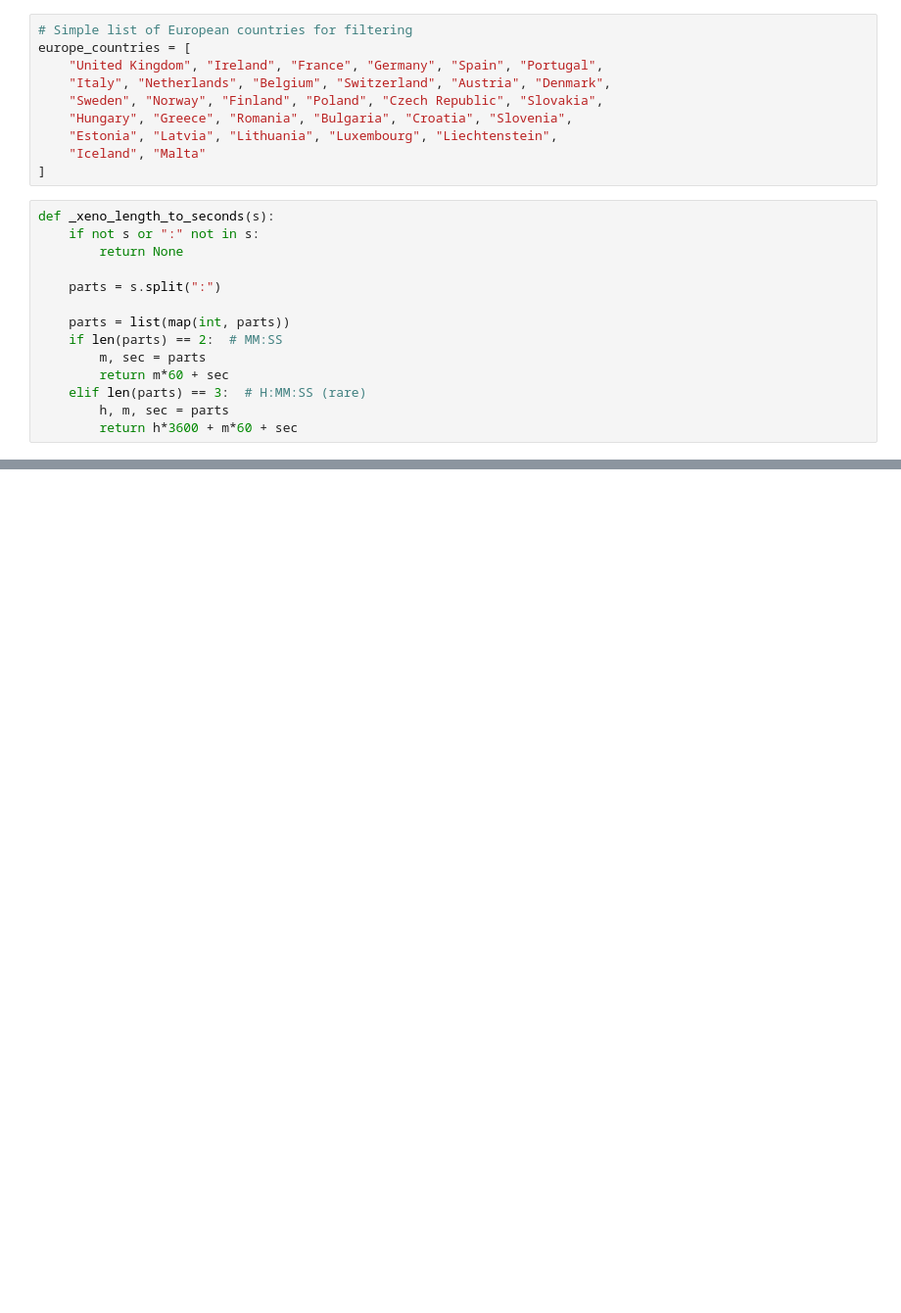
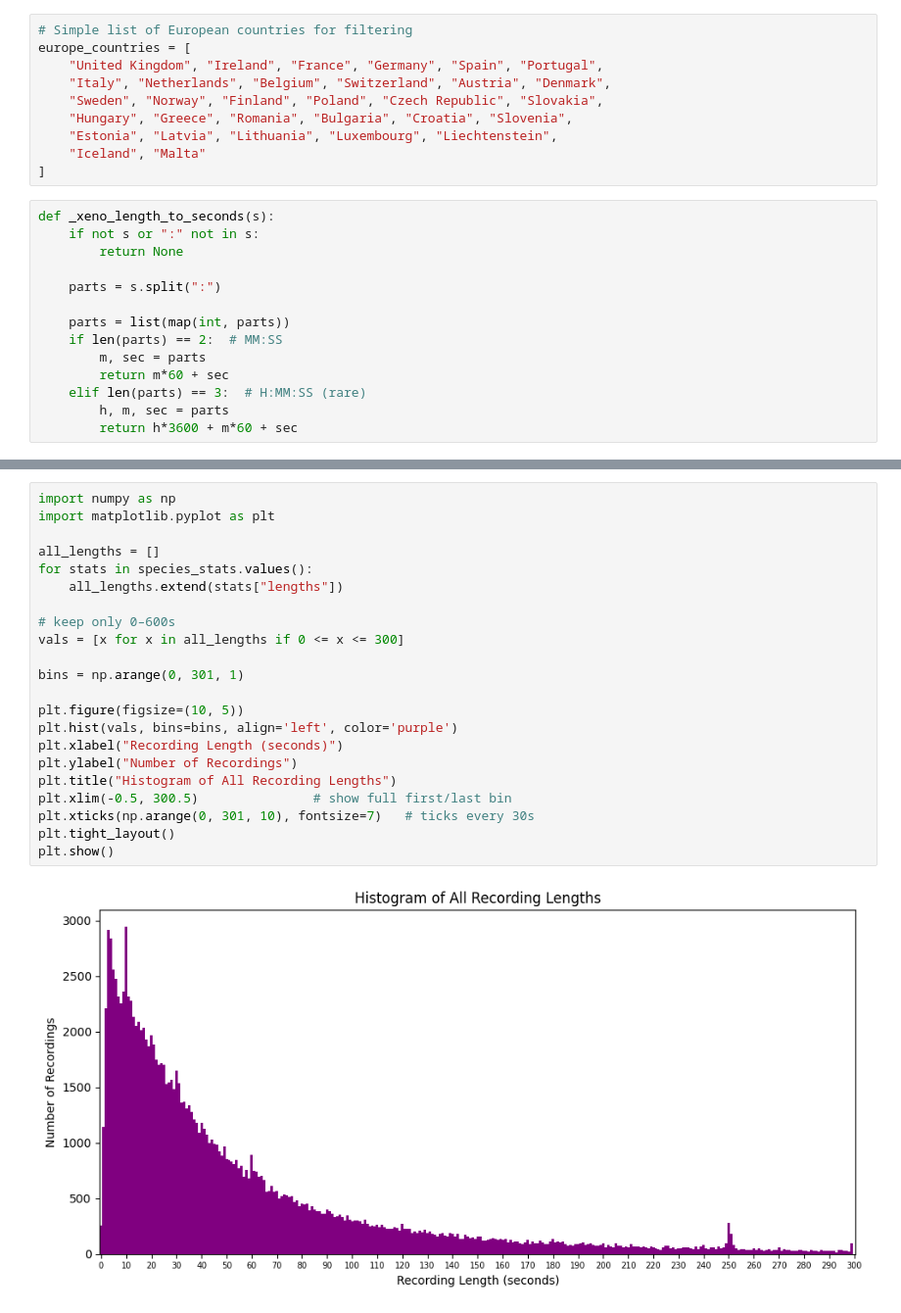
Before and after one commit to justyna-przy/FYP, a Jupyter notebook: data/raw/exploration.ipynb, the cells around one changed output, grey strips where cells are left out. Shown at 98% size. Cells and saved outputs as stored; diff of their text form; blank space fills up the shorter version.

```diff
--- a/data/raw/exploration.ipynb
+++ b/data/raw/exploration.ipynb
@@ -170,0 +201,24 @@ Lengths: ['0:25', '3:46', '2:12', '2:27', '3:09', '0:46', '0:31', '3:09', '7:54'
+# %%
+import numpy as np
+import matplotlib.pyplot as plt
+
+all_lengths = []
+for stats in species_stats.values():
+    all_lengths.extend(stats["lengths"])
+
+# keep only 0–600s
+vals = [x for x in all_lengths if 0 <= x <= 300]
+
+bins = np.arange(0, 301, 1)
+
+plt.figure(figsize=(10, 5))
+plt.hist(vals, bins=bins, align='left', color='purple')
+plt.xlabel("Recording Length (seconds)")
+plt.ylabel("Number of Recordings")
+plt.title("Histogram of All Recording Lengths")
+plt.xlim(-0.5, 300.5)               # show full first/last bin
+plt.xticks(np.arange(0, 301, 10), fontsize=7)   # ticks every 30s
+plt.tight_layout()
+plt.show()
+# %% [output]
+[figure, added]
```
Also changed, not shown: parts of 3 cells of this notebook, 1 other file.
